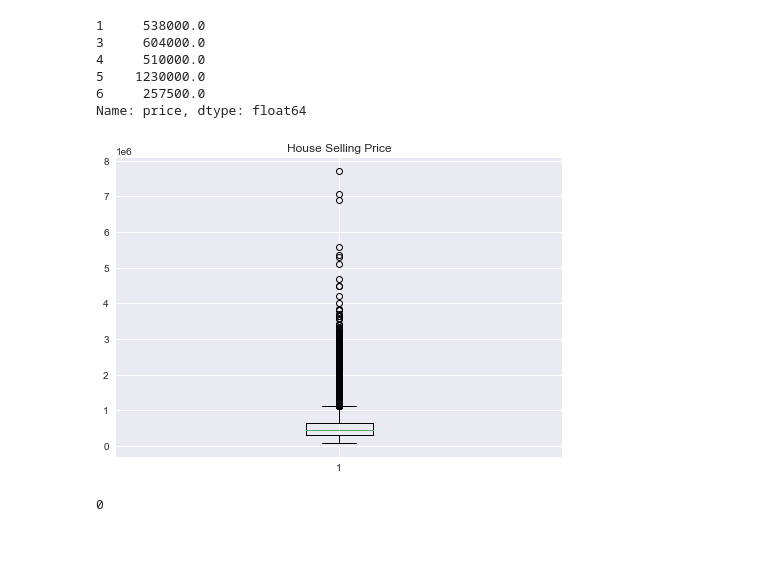
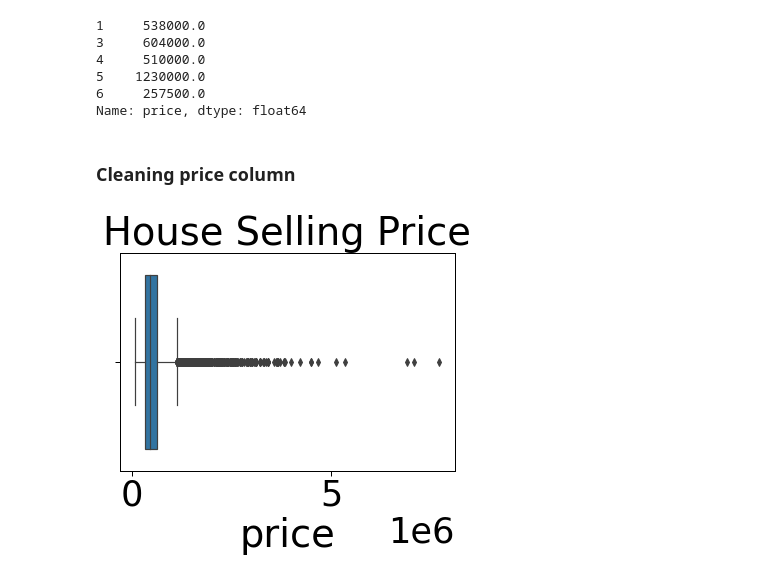
Before and after one commit to learn-co-curriculum/dsc-phase-2-project-v2-3, a Jupyter notebook: alpha.ipynb, the cells around one changed output. Saved outputs shown, nothing was run; the diff lists cells and outputs as text; code cells hidden in the pictures; blank space fills up the shorter version.

```diff
--- a/alpha.ipynb
+++ b/alpha.ipynb
@@ -20,6 +22,6 @@ import scipy.stats as stats
 # %%
 # loading our data
-df = pd.read_csv(r'C:\Users\user\Documents\dsc-phase-2-project\dsc-phase-2-project-v2-3\data\kc_house_data.csv')
+df = pd.read_csv('/home/christine/dsc-phase-2-project-v2-3/dsc-phase-2-project-v2-3/data/kc_house_data.csv')
 df.head()
 # %% [output]
 |  | id | date | price | bedrooms | bathrooms | sqft_living | sqft_lot | floors | waterfront | view | ... |
@@ -131,12 +133,13 @@ df['price'].head()
 5    1230000.0
 6     257500.0
 Name: price, dtype: float64
+# %% [markdown]
+### Cleaning price column
 # %%
 # visualizing outliers
 
-plt.style.use('seaborn')
-plt.boxplot(df.price)
+sns.boxplot(x = df.price)
 plt.title('House Selling Price')
 plt.show()
 # %% [output]
-[figure, old version]
+[figure, new version]
@@ -145,4 +145,0 @@ df['price'] = (df['price'])[(np.abs(stats.zscore(df['price'])) < 3)]
-# %%
-df['price'].isna().sum()
-# %% [output]
-0
```
Also changed, not shown: parts of 53 cells of this notebook.
